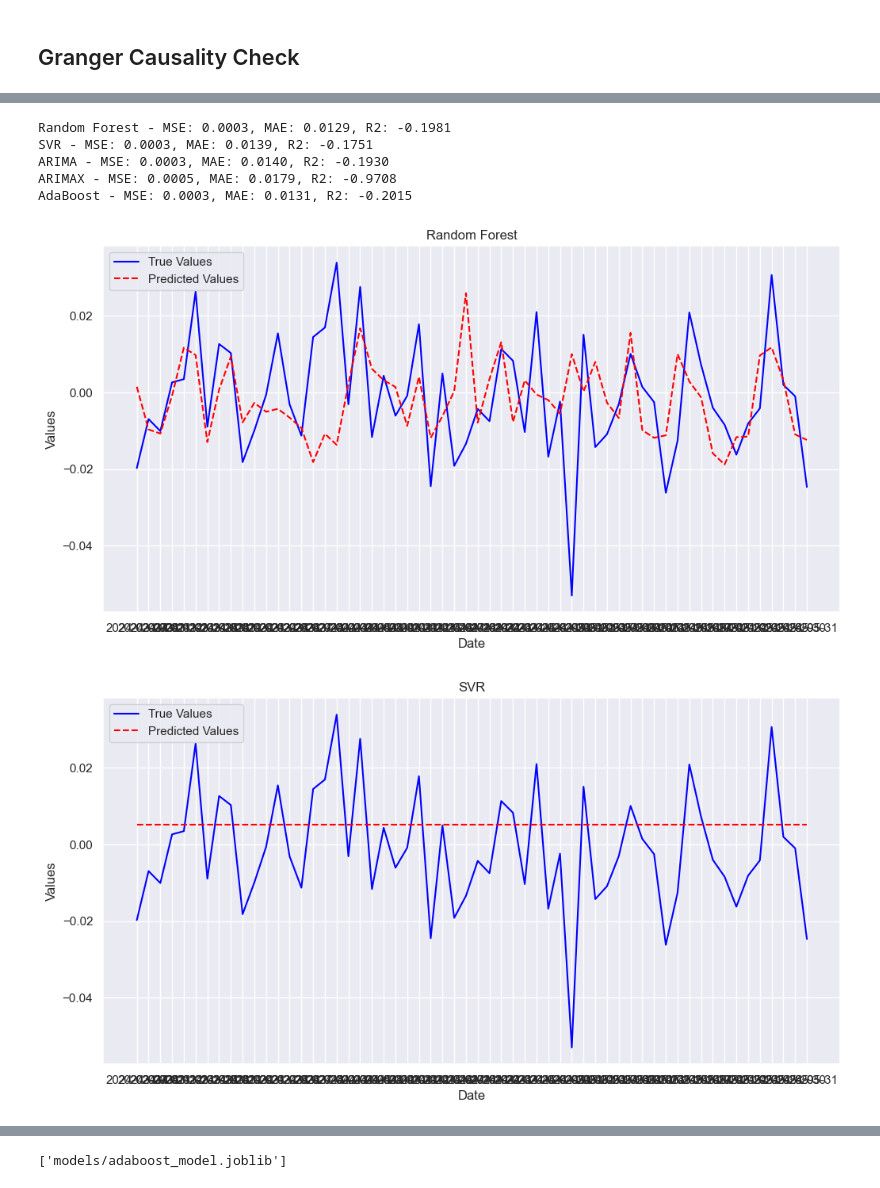
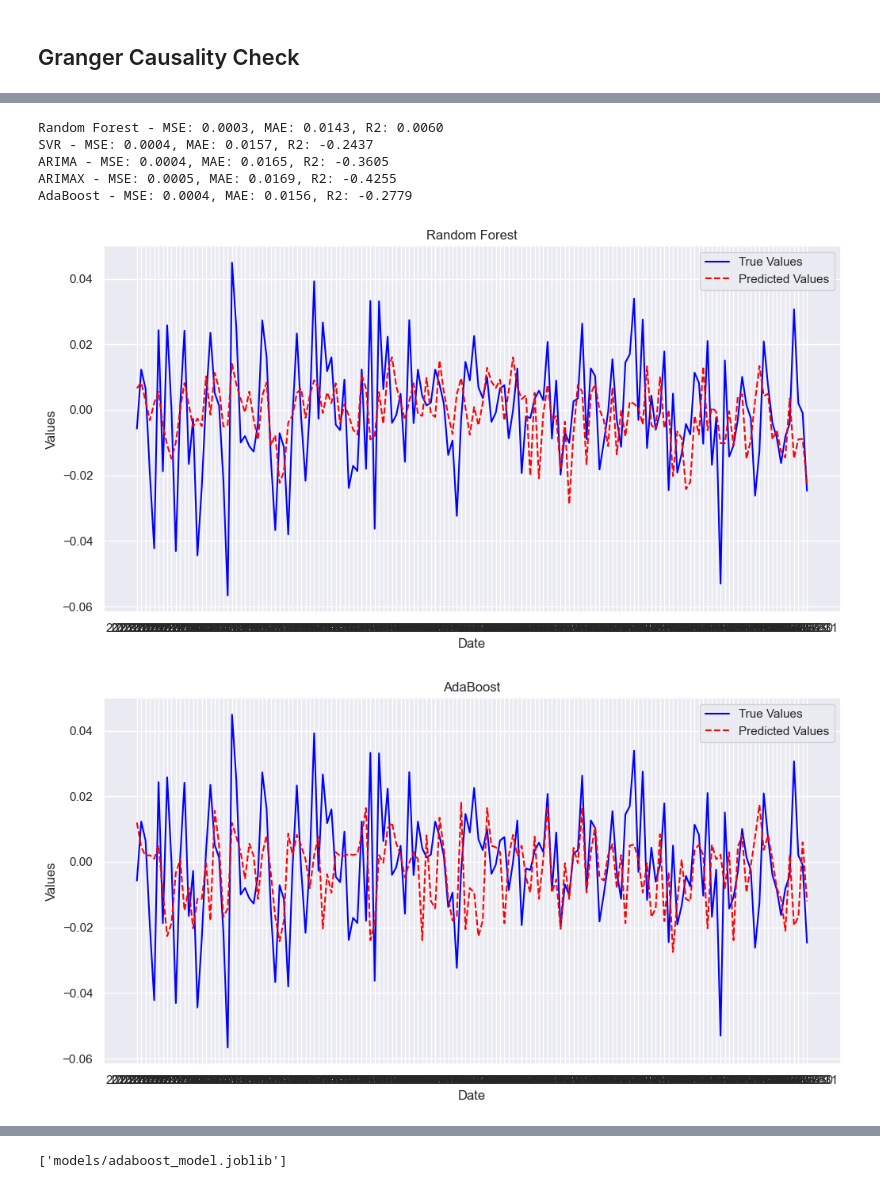
Before and after one commit to patricia-van/Oil-Price-Prediction-using-Tweets, a Jupyter notebook: modelling.ipynb, the cells around one changed output, grey strips where cells are left out. Saved outputs shown, nothing was run; the diff lists cells and outputs as text; code cells hidden in the pictures.

Commit message:
Update models

```diff
--- a/modelling.ipynb
+++ b/modelling.ipynb
@@ -13,7 +13,7 @@ from statsmodels.graphics.tsaplots import plot_acf
 from statsmodels.tsa.stattools import adfuller, grangercausalitytests
 # %%
 # set period under observation
-start_date = datetime(2023, 9, 1)
+start_date = datetime(2022, 7, 1)
 end_date = datetime(2024, 5, 31)
 # end_date = datetime.today() - relativedelta(months=2)
 # %% [markdown]
@@ -46,5 +46,5 @@ plt.show()
 # %%
-tweets_sentiment = pd.read_csv('tweets_sentiment.csv', index_col='Unnamed: 0')
+tweets_sentiment = pd.read_csv('tweets_sentiment.csv', index_col='Unnamed: 0',  lineterminator='\n')
 tweets_sentiment['sentiment_score'] = tweets_sentiment['Positive'] - tweets_sentiment['Negative']
 tweets_sentiment['label'] = tweets_sentiment[['Positive', 'Negative', 'Neutral']].idxmax(axis=1)\
                                 .map({'Positive': 1, 'Negative': -1, 'Neutral': 0})
@@ -430,7 +430,7 @@ parameter F test:         F=0.6971  , p=0.7742  , df_denom=135, df_num=14
 # %%
 from statsmodels.tsa.api import VAR
 
-model_df = df[['DCOILBRENTEU_returns', 'sentiment_score_0_delta', 'sentiment_score_1_delta', 'sentiment_score_2_delta', 'sentiment_score_4_delta']]
+model_df = df[['DCOILBRENTEU_returns', 'sentiment_score_0_delta', 'sentiment_score_1_delta', 'sentiment_score_2_delta', 'sentiment_score_3_delta', 'sentiment_score_4_delta']]
 model_df.dropna(inplace=True)
 
 model = VAR(model_df)
@@ -507,7 +507,7 @@ print(lag_order_selection.summary())
 # %%
 model_df.head()
 
-lags = range(1, 6)  # Just two lags for demonstration.
+lags = range(1, 3)  # Just two lags for demonstration.
 
 model_df = model_df.assign(**{
                 f'{col} (t-{lag})': model_df[col].shift(lag)
@@ -579,33 +579,33 @@ for name, y_pred in models.items():
     mse, mae, r2 = evaluate_model(y_test, y_pred)
     print(f"{name} - MSE: {mse:.4f}, MAE: {mae:.4f}, R2: {r2:.4f}")
 # %% [output]
-Random Forest - MSE: 0.0003, MAE: 0.0129, R2: -0.1981
-SVR - MSE: 0.0003, MAE: 0.0139, R2: -0.1751
-ARIMA - MSE: 0.0003, MAE: 0.0140, R2: -0.1930
-ARIMAX - MSE: 0.0005, MAE: 0.0179, R2: -0.9708
-AdaBoost - MSE: 0.0003, MAE: 0.0131, R2: -0.2015
+Random Forest - MSE: 0.0003, MAE: 0.0143, R2: 0.0060
+SVR - MSE: 0.0004, MAE: 0.0157, R2: -0.2437
+ARIMA - MSE: 0.0004, MAE: 0.0165, R2: -0.3605
+ARIMAX - MSE: 0.0005, MAE: 0.0169, R2: -0.4255
+AdaBoost - MSE: 0.0004, MAE: 0.0156, R2: -0.2779
 # %%
 # Define a function to plot true vs. predicted values as line plots with a date index
 def plot_true_vs_pred_line(dates, y_true, y_pred, title):
     plt.figure(figsize=(12, 6))
     plt.plot(dates, y_true, label='True Values', color='blue')
     plt.plot(dates, y_pred, label='Predicted Values', color='red', linestyle='--')
     plt.xlabel('Date')
     plt.ylabel('Values')
     plt.title(title)
     plt.legend()
     plt.grid(True)
     plt.show()
 
 y_test_dates = test_set.index
 
 # Plotting the results for each model
 plot_true_vs_pred_line(y_test_dates, y_test, y_pred_rf, "Random Forest")
-plot_true_vs_pred_line(y_test_dates, y_test, y_pred_svr, "SVR")
-plot_true_vs_pred_line(y_test_dates, y_test, y_pred_arima, "ARIMA")
-plot_true_vs_pred_line(y_test_dates, y_test, y_pred_arimax, "ARIMAX")
+# plot_true_vs_pred_line(y_test_dates, y_test, y_pred_svr, "SVR")
+# plot_true_vs_pred_line(y_test_dates, y_test, y_pred_arima, "ARIMA")
+# plot_true_vs_pred_line(y_test_dates, y_test, y_pred_arimax, "ARIMAX")
 # plot_true_vs_pred_line(y_test_dates, y_test, y_pred_svr_li, "SVR-Li")
 plot_true_vs_pred_line(y_test_dates, y_test, y_pred_ada, "AdaBoost")
 # %% [output]
-[figure, old version]
+[figure, new version]
-[figure, old version]
+[figure, new version]
```
Also changed, not shown: parts of 20 cells of this notebook, 5 other files.
